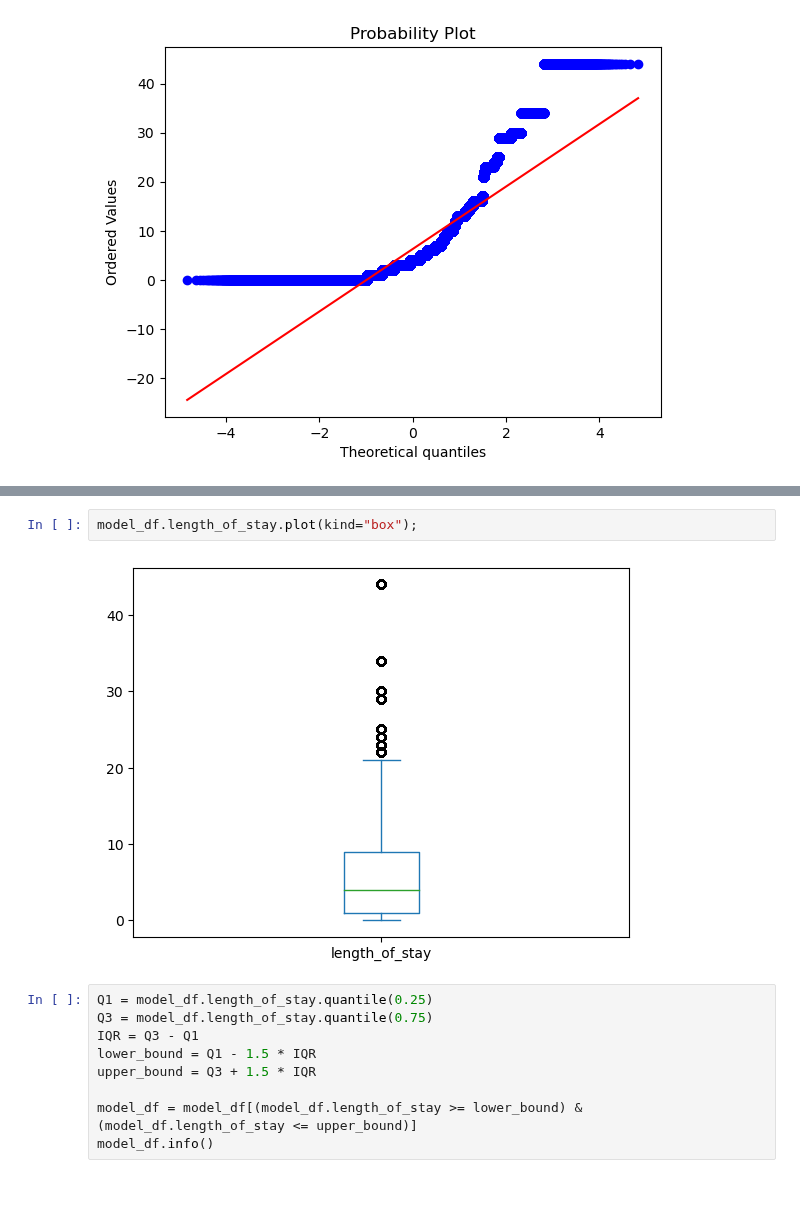
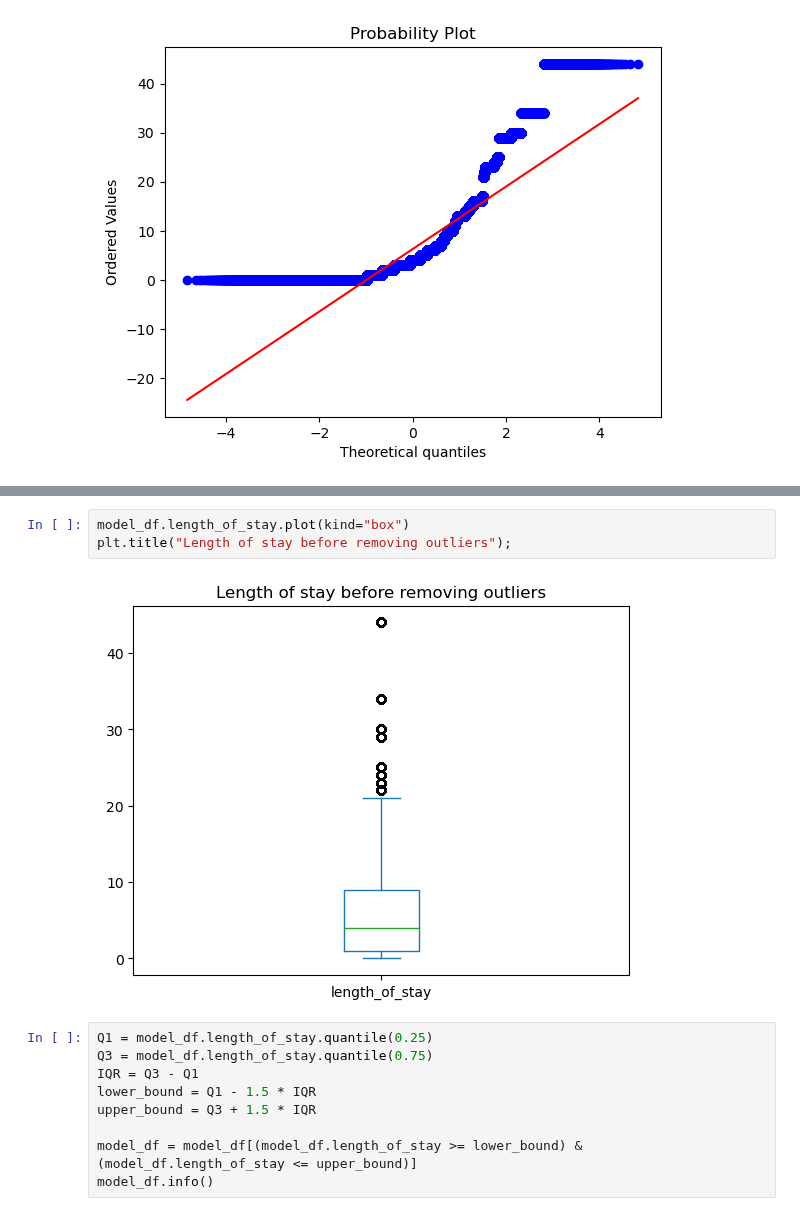
Before and after one commit to bizzfuzz/CHOP-comprehensive-hospital-outcome-prediction-system, a Jupyter notebook: models.ipynb, the cells around one changed output, grey strips where cells are left out. Cells and saved outputs as stored; diff of their text form; blank space fills up the shorter version.

```diff
--- a/models.ipynb
+++ b/models.ipynb
@@ -117,7 +119,8 @@ model_df.length_of_stay.plot(kind="hist");
 # %%
-model_df.length_of_stay.plot(kind="box");
+model_df.length_of_stay.plot(kind="box")
+plt.title("Length of stay before removing outliers");
 # %% [output]
-[figure, old version]
+[figure, new version]
 # %%
 Q1 = model_df.length_of_stay.quantile(0.25)
 Q3 = model_df.length_of_stay.quantile(0.75)
```
Also changed, not shown: parts of 17 cells of this notebook.
